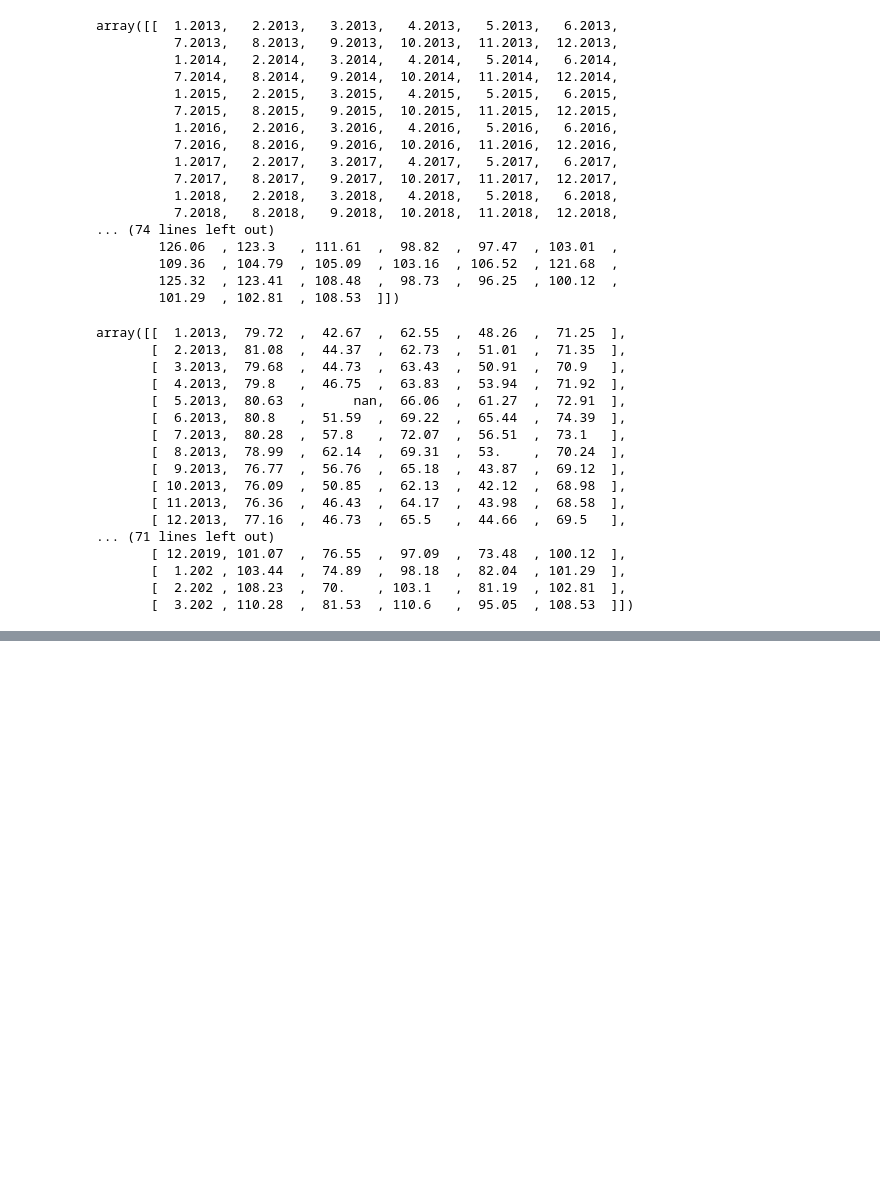
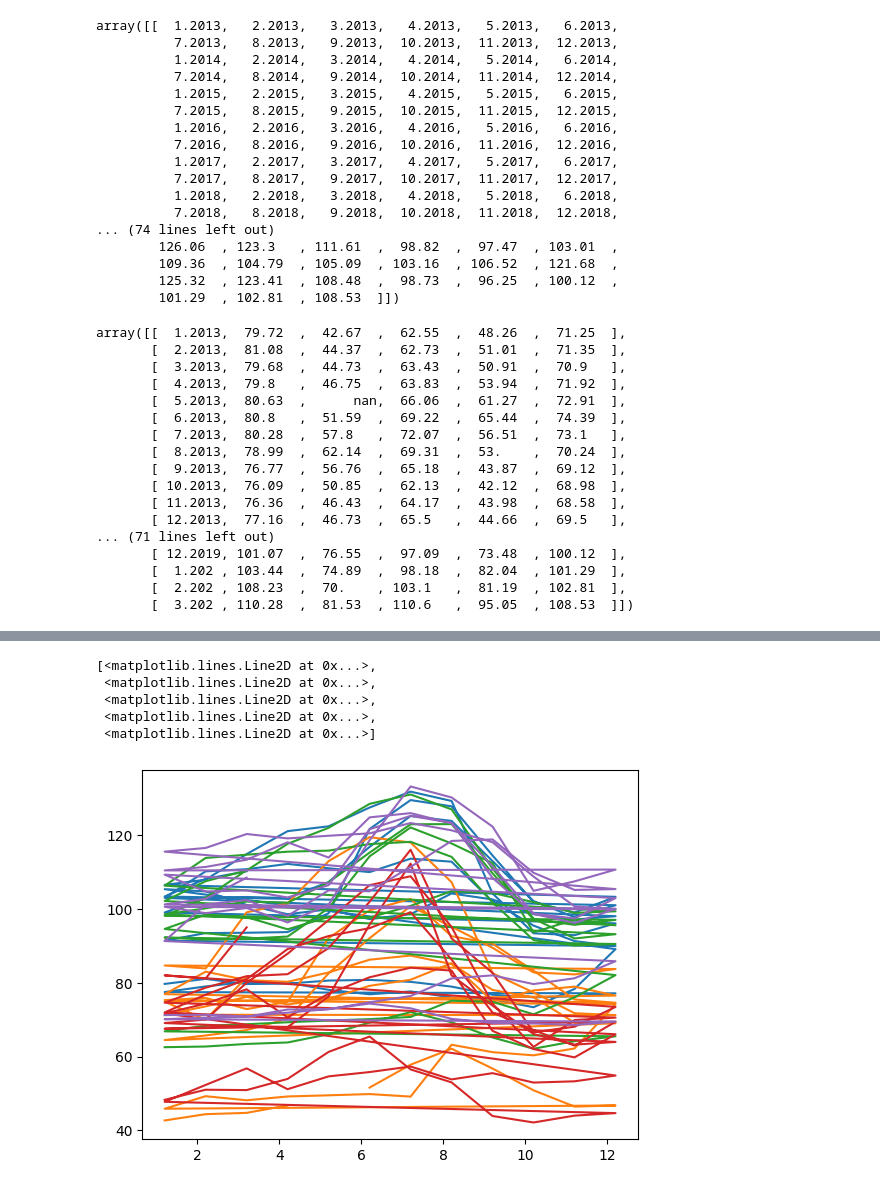
Before and after one commit to Daimond92/python_data_science, a Jupyter notebook: Numpy.ipynb, the cells around one changed output, grey strips where cells are left out. Saved outputs shown, nothing was run; the diff lists cells and outputs as text; code cells hidden in the pictures; blank space fills up the shorter version.

```diff
--- a/Numpy.ipynb
+++ b/Numpy.ipynb
@@ -152,2 +152,5 @@ array([[  1.2013,  79.72  ,  42.67  ,  62.55  ,  48.26  ,  71.25  ],
 # %%
 datos = datos_git.transpose()
+# %%
+fechas = datos[:,0]
+fechas
@@ -153,0 +171,3 @@ datos = datos_git.transpose()
+# %%
+precios = datos[:,1:]
+precios
@@ -153,0 +194,9 @@ datos = datos_git.transpose()
+# %%
+plt.plot(fechas, precios)
+# %% [output]
+[<matplotlib.lines.Line2D at 0x...>,
+ <matplotlib.lines.Line2D at 0x...>,
+ <matplotlib.lines.Line2D at 0x...>,
+ <matplotlib.lines.Line2D at 0x...>,
+ <matplotlib.lines.Line2D at 0x...>]
+[figure, added]
```
Also changed, not shown: parts of 36 cells of this notebook.
